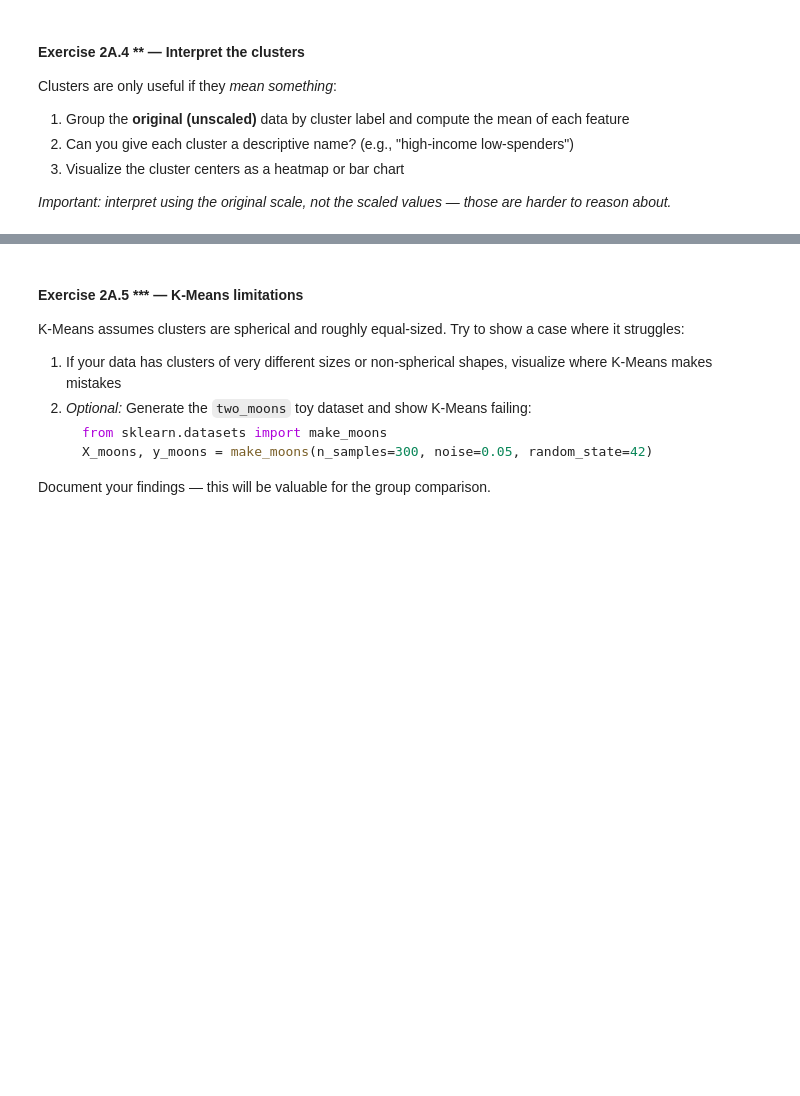
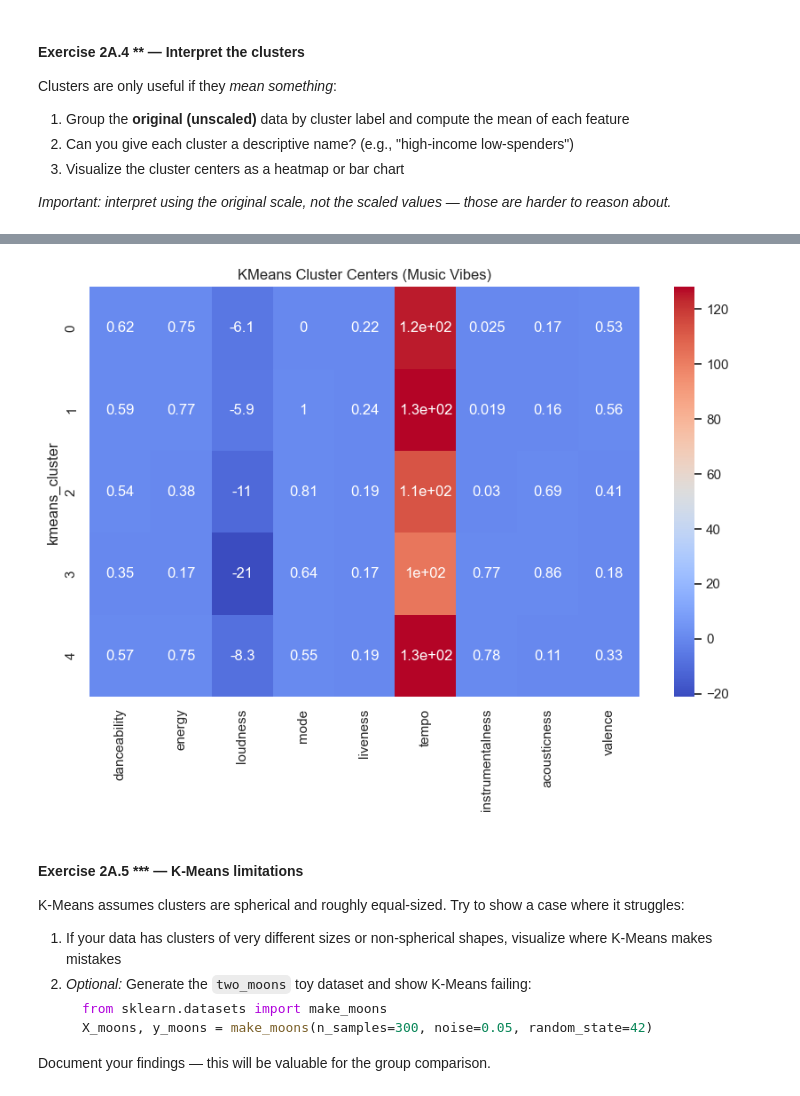
Before and after one commit to Phinil/Workshop-UML, a Jupyter notebook: unsupervised_ml_workshop.ipynb, the cells around one changed output, grey strips where cells are left out. Cells and saved outputs as stored; diff of their text form; code cells hidden in the pictures; blank space fills up the shorter version.

```diff
--- a/unsupervised_ml_workshop.ipynb
+++ b/unsupervised_ml_workshop.ipynb
@@ -323,3 +394,25 @@ Clusters are only useful if they *mean something*:
+# %%
+cluster_names = {
+    0: "Mainstream energetic / pop party",
+    1: "Happy party / upbeat pop",
+    2: "SChill / soft indie / relaxed music",
+    3: "Ambient / instrumental / deep chill / background music",
+    4: "Electronic / EDM / instrumental dance"
+}
+
+df["cluster_name"] = df["kmeans_cluster"].map(cluster_names)
+# %%
+import seaborn as sns
+import matplotlib.pyplot as plt
+
+cluster_centers = df.groupby("kmeans_cluster")[feature_cols].mean()
+
+plt.figure(figsize=(10,6))
+sns.heatmap(cluster_centers, annot=True, cmap="coolwarm")
+plt.title("KMeans Cluster Centers (Music Vibes)")
+plt.show()
+# %% [output]
+[figure, added]
 # %% [markdown]
 #### Exercise 2A.5 *** — K-Means limitations
 
```
Also changed, not shown: parts of 16 cells of this notebook.
